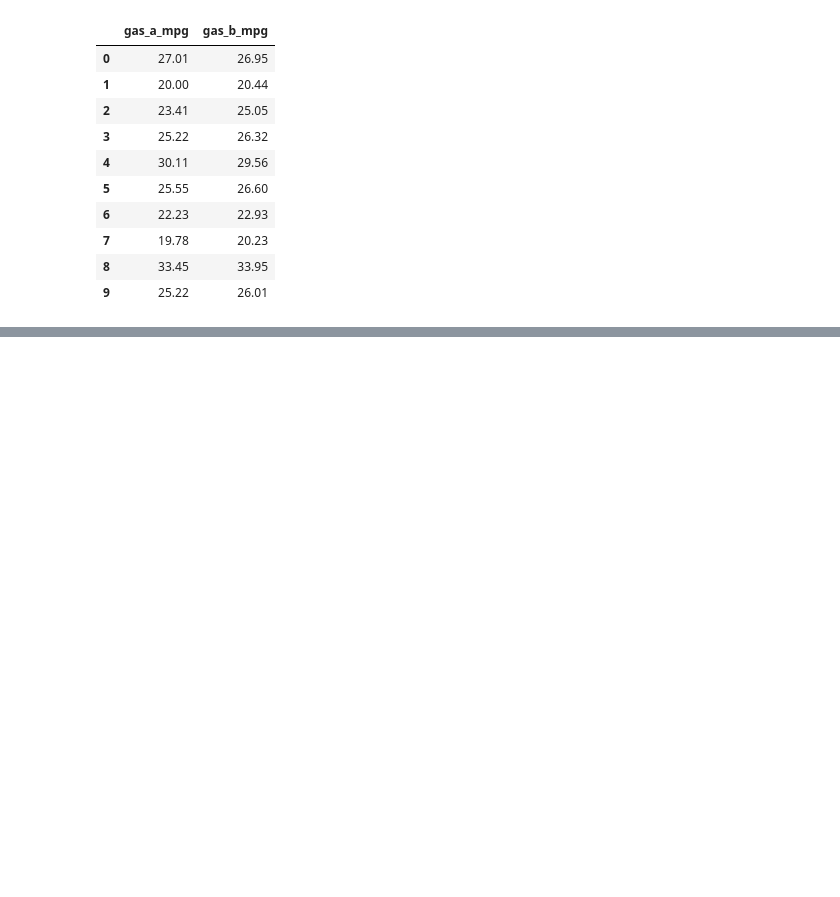
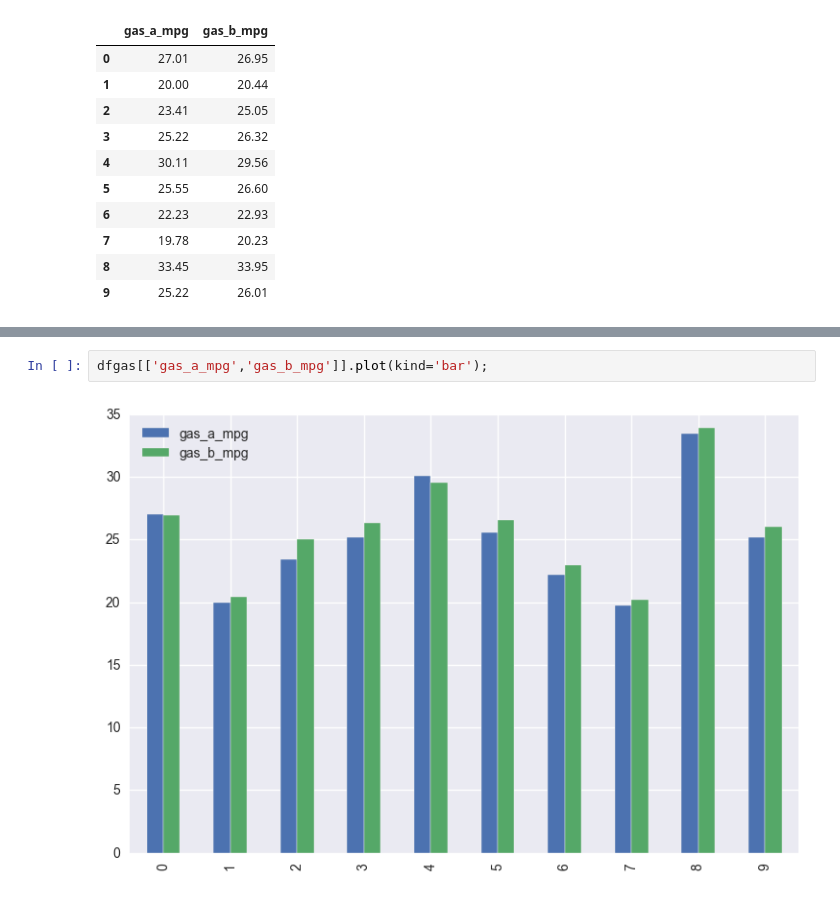
Before and after one commit to doolingdavid/IBATHREE, a Jupyter notebook: talk.ipynb, the cells around one changed output, grey strips where cells are left out. Saved outputs shown, nothing was run; the diff lists cells and outputs as text; blank space fills up the shorter version.

```diff
--- a/talk.ipynb
+++ b/talk.ipynb
@@ -94,0 +130,4 @@ dfgas
+# %%
+dfgas[['gas_a_mpg','gas_b_mpg']].plot(kind='bar');
+# %% [output]
+[figure, added]
```
Also changed, not shown: parts of 5 cells of this notebook.
